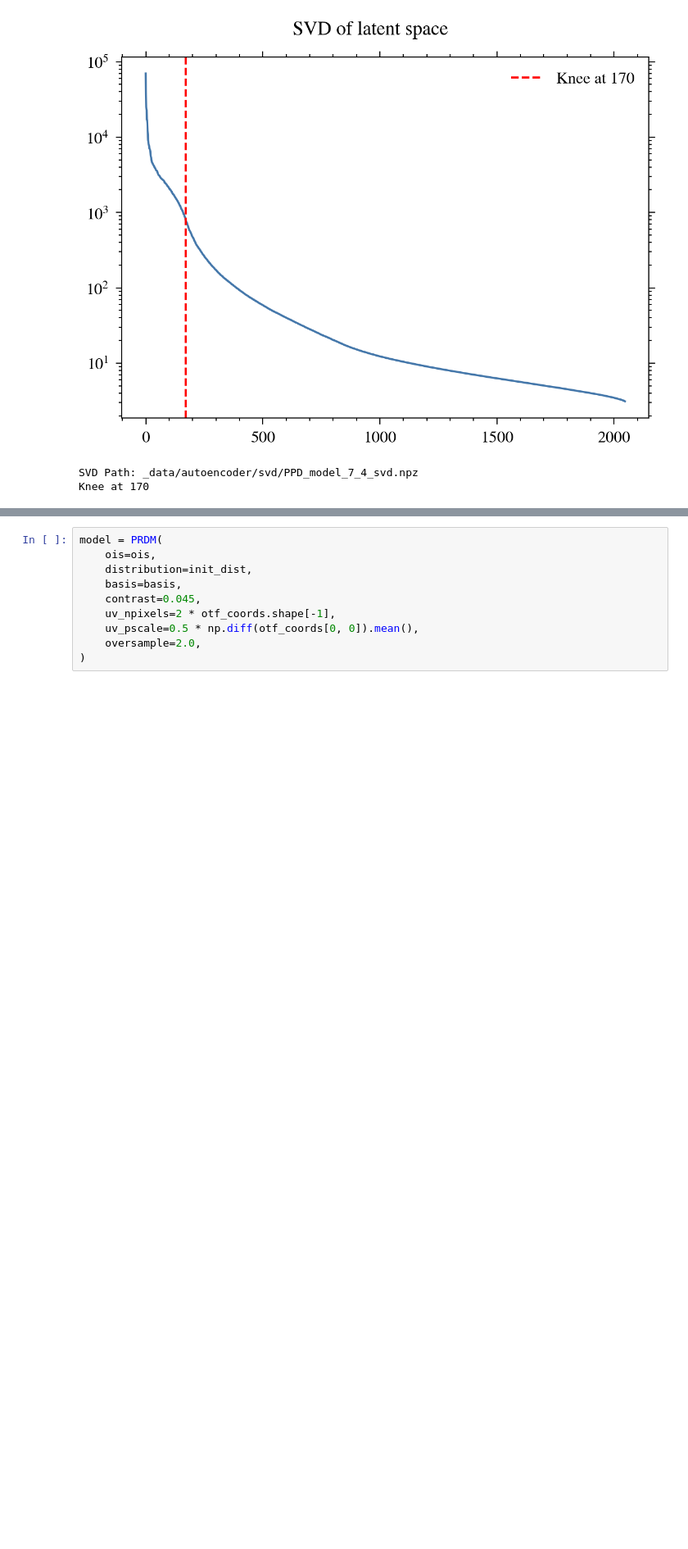
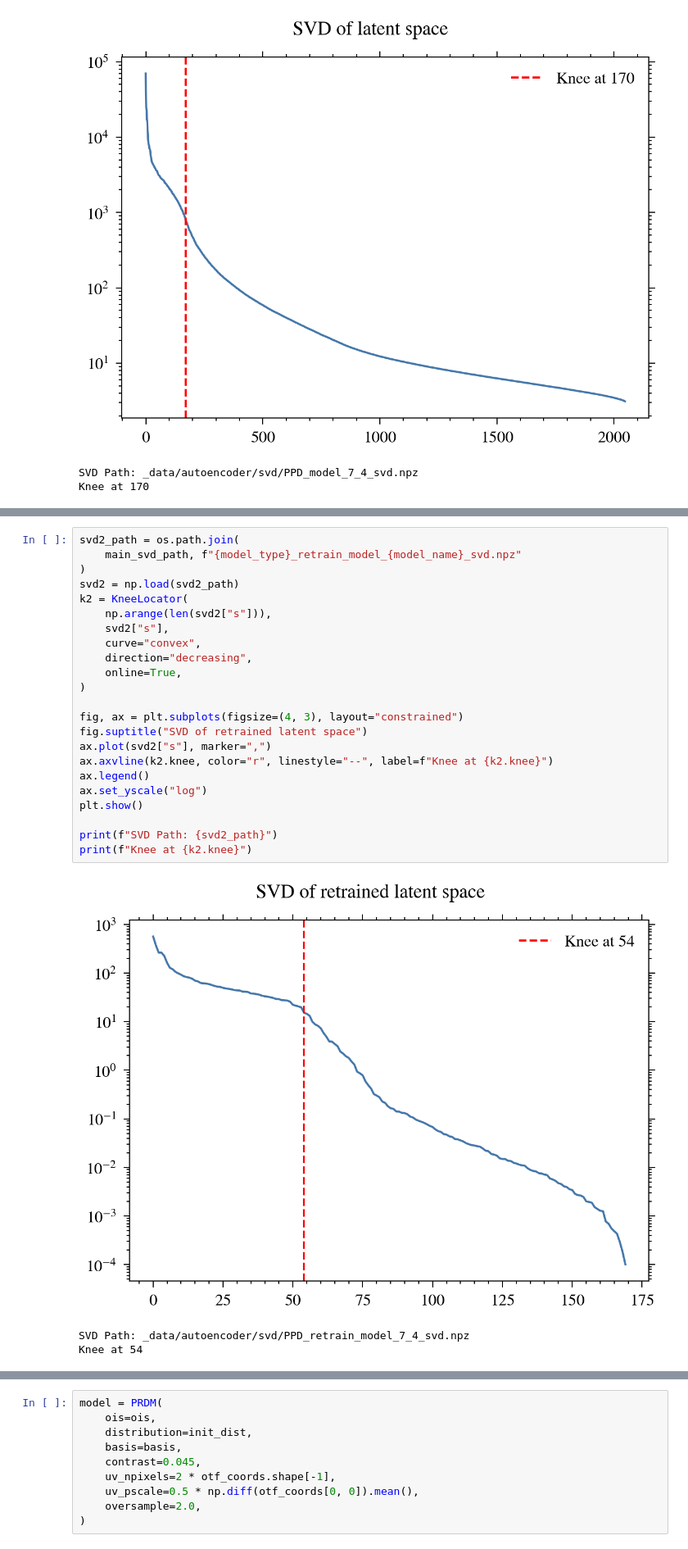
Before and after one commit to JonahDG/frito, a Jupyter notebook: notebooks/Testing/DiscoTesting.ipynb, the cells around one changed output, grey strips where cells are left out. Shown at 82% size. Cells and saved outputs as stored; diff of their text form; blank space fills up the shorter version.

```diff
--- a/notebooks/Testing/DiscoTesting.ipynb
+++ b/notebooks/Testing/DiscoTesting.ipynb
@@ -270,3 +281,30 @@ encoder, decoder = sutured_ae.modules
 encoder, decoder = norm_sutured_ae.modules
 # %% [output]
 Suture Model Path: _data/autoencoder/trained_models/PPD/7_4_Rbest.eqx
+# %%
+svd2_path = os.path.join(
+    main_svd_path, f"{model_type}_retrain_model_{model_name}_svd.npz"
+)
+svd2 = np.load(svd2_path)
+k2 = KneeLocator(
+    np.arange(len(svd2["s"])),
+    svd2["s"],
+    curve="convex",
+    direction="decreasing",
+    online=True,
+)
+
+fig, ax = plt.subplots(figsize=(4, 3), layout="constrained")
+fig.suptitle("SVD of retrained latent space")
+ax.plot(svd2["s"], marker=",")
+ax.axvline(k2.knee, color="r", linestyle="--", label=f"Knee at {k2.knee}")
+ax.legend()
+ax.set_yscale("log")
+plt.show()
+
+print(f"SVD Path: {svd2_path}")
+print(f"Knee at {k2.knee}")
+# %% [output]
+[figure, added]
+SVD Path: _data/autoencoder/svd/PPD_retrain_model_7_4_svd.npz
+Knee at 54
```
Also changed, not shown: parts of 49 cells of this notebook, 7 other files.
